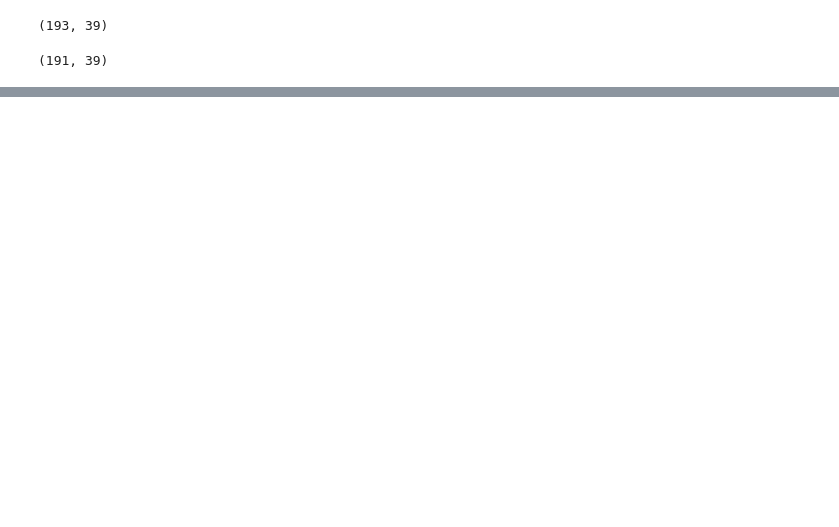
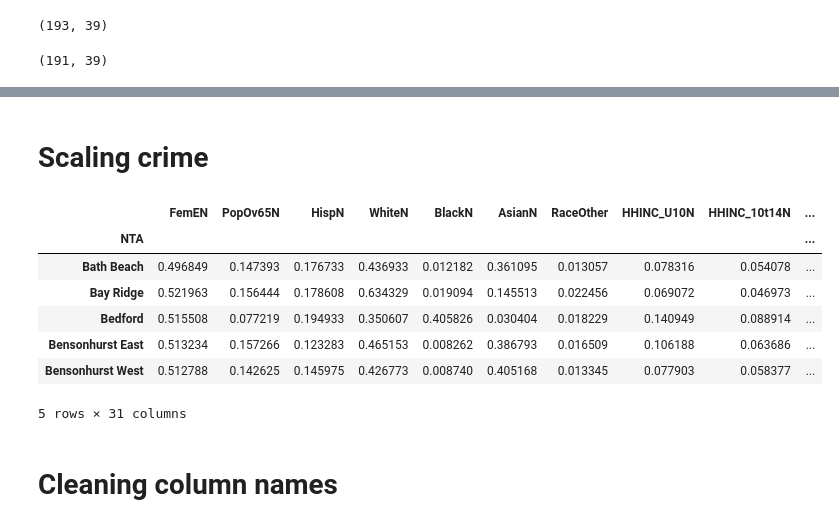
Before and after one commit to leonaisabelle/CUSP-ADS-Project, a Jupyter notebook: preprocessing_notebooks/Final_data_merging.ipynb, the cells around one changed output, grey strips where cells are left out. Saved outputs shown, nothing was run; the diff lists cells and outputs as text; code cells hidden in the pictures; blank space fills up the shorter version.

Commit message:
Clean directory and update final data

```diff
--- a/preprocessing_notebooks/Final_data_merging.ipynb
+++ b/preprocessing_notebooks/Final_data_merging.ipynb
@@ -22,7 +24,7 @@ Populating the interactive namespace from numpy and matplotlib
 # Load ACS and garden data
 ACS = pd.read_csv("../data/ACS_Merge_Norm_Final.csv",index_col=0)
 # Load crime and garden data
-crime = pd.read_csv("../data/Crime_totals_normalized.csv",index_col=0)
+crime = pd.read_csv("../data/Crime_per_NTA_capita.csv",index_col=0)
 # %%
 ACS.head()
 # %% [output]
@@ -146,0 +151,32 @@ data.shape
+# %%
+data['RaceOther'] = data.OtherRace1N + data.OtherRace2N + data.NativeN + data.PacificN
+# %%
+data = data[['FemEN', 'PopOv65N',
+             'HispN', 'WhiteN', 'BlackN', 'AsianN', 'RaceOther',
+             'HHINC_U10N', 'HHINC_10t14N', 'HHINC_15t24N', 'HHINC_25t34N',
+             'HHINC_35t49N', 'HHINC_50t74N', 'HHINC_75t99N', 'HHINC_100t149N',
+             'HHINC_150t199N', 'HHINC_200plN',
+             'CLF_UnemployedN','EduOtherN', 'EduBachelor', 'EduGradProf',
+             'FELONY_norm', 'MISDEMEANOR_norm', 'VIOLATION_norm', 'TOTAL_CRIME_norm',
+             'GardenCounts','HasGarden']]
+# %% [markdown]
+# Scaling crime
+# %%
+from sklearn import preprocessing
+crime_cols = ['FELONY_norm', 'MISDEMEANOR_norm', 'VIOLATION_norm', 'TOTAL_CRIME_norm']
+
+for col in crime_cols:
+    data[col+'_scaled'] = preprocessing.StandardScaler().fit_transform(data[[col]])
+# %%
+data.head()
+# %% [output]
+|  | FemEN | PopOv65N | HispN | WhiteN | BlackN | AsianN | RaceOther | HHINC_U10N | HHINC_10t14N | ... |
+| NTA |  |  |  |  |  |  |  |  |  | ... |
+| Bath Beach | 0.496849 | 0.147393 | 0.176733 | 0.436933 | 0.012182 | 0.361095 | 0.013057 | 0.078316 | 0.054078 | ... |
+| Bay Ridge | 0.521963 | 0.156444 | 0.178608 | 0.634329 | 0.019094 | 0.145513 | 0.022456 | 0.069072 | 0.046973 | ... |
+| Bedford | 0.515508 | 0.077219 | 0.194933 | 0.350607 | 0.405826 | 0.030404 | 0.018229 | 0.140949 | 0.088914 | ... |
+| Bensonhurst East | 0.513234 | 0.157266 | 0.123283 | 0.465153 | 0.008262 | 0.386793 | 0.016509 | 0.106188 | 0.063686 | ... |
+| Bensonhurst West | 0.512788 | 0.142625 | 0.145975 | 0.426773 | 0.008740 | 0.405168 | 0.013345 | 0.077903 | 0.058377 | ... |
+5 rows × 31 columns
+# %% [markdown]
+# Cleaning column names
```
Also changed, not shown: parts of 16 cells of this notebook, 26 other files.
